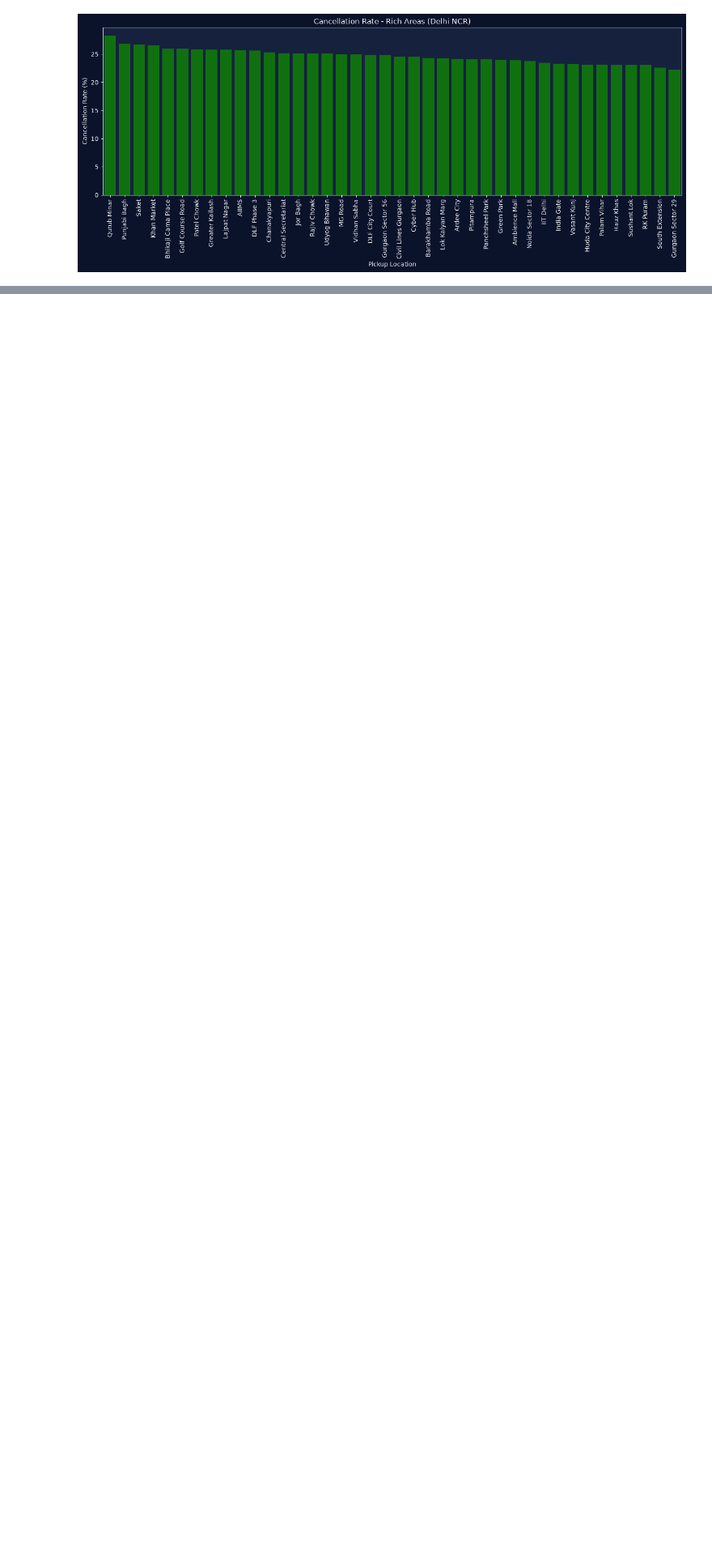
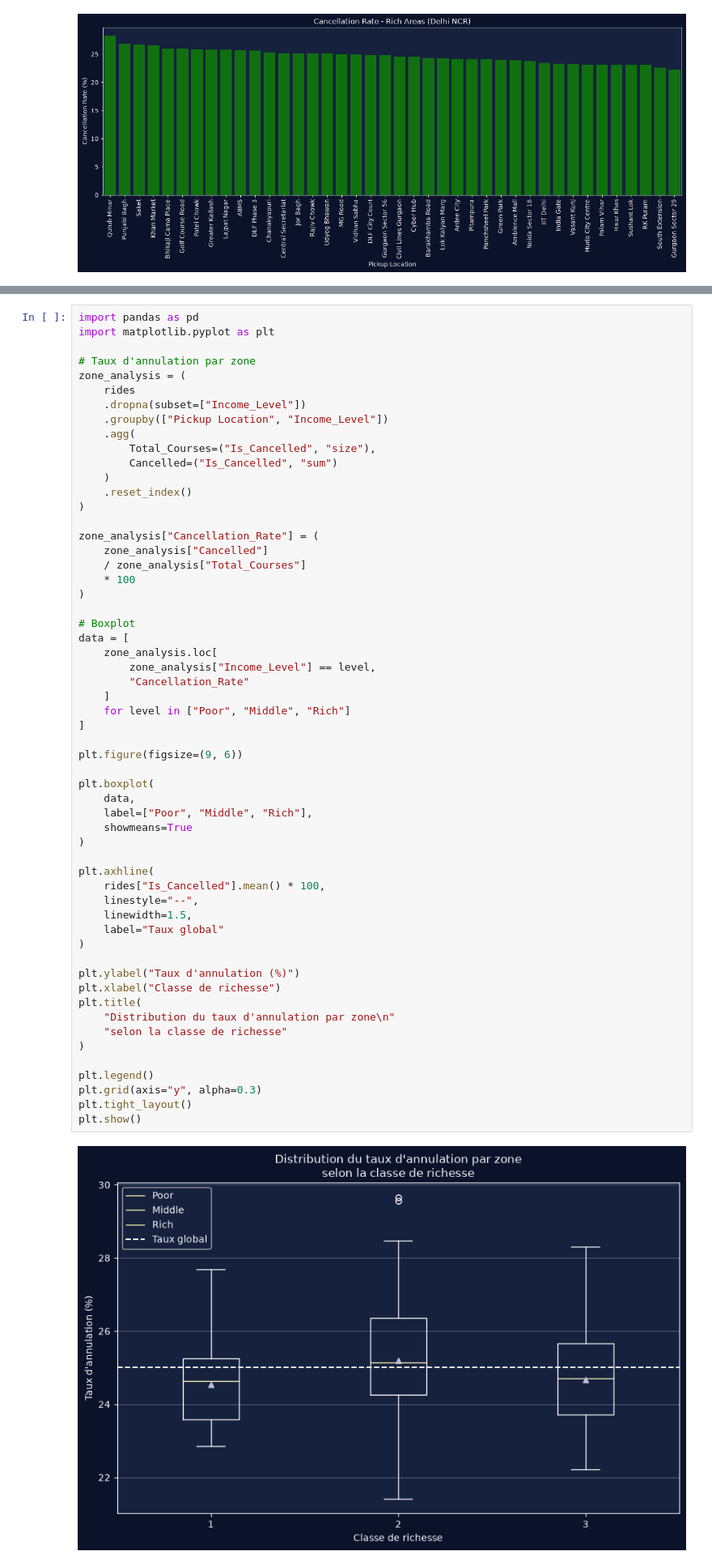
Before and after one commit to aoopen/Project-csv, a Jupyter notebook: Project2.ipynb, the cells around one changed output, grey strips where cells are left out. Shown at 81% size. Cells and saved outputs as stored; diff of their text form; blank space fills up the shorter version.

```diff
--- a/Project2.ipynb
+++ b/Project2.ipynb
@@ -996,0 +1211,59 @@ Passing `palette` without assigning `hue` is deprecated and will be removed in v
+# %%
+import pandas as pd
+import matplotlib.pyplot as plt
+
+# Taux d'annulation par zone
+zone_analysis = (
+    rides
+    .dropna(subset=["Income_Level"])
+    .groupby(["Pickup Location", "Income_Level"])
+    .agg(
+        Total_Courses=("Is_Cancelled", "size"),
+        Cancelled=("Is_Cancelled", "sum")
+    )
+    .reset_index()
+)
+
+zone_analysis["Cancellation_Rate"] = (
+    zone_analysis["Cancelled"]
+    / zone_analysis["Total_Courses"]
+    * 100
+)
+
+# Boxplot
+data = [
+    zone_analysis.loc[
+        zone_analysis["Income_Level"] == level,
+        "Cancellation_Rate"
+    ]
+    for level in ["Poor", "Middle", "Rich"]
+]
+
+plt.figure(figsize=(9, 6))
+
+plt.boxplot(
+    data,
+    label=["Poor", "Middle", "Rich"],
+    showmeans=True
+)
+
+plt.axhline(
+    rides["Is_Cancelled"].mean() * 100,
+    linestyle="--",
+    linewidth=1.5,
+    label="Taux global"
+)
+
+plt.ylabel("Taux d'annulation (%)")
+plt.xlabel("Classe de richesse")
+plt.title(
+    "Distribution du taux d'annulation par zone\n"
+    "selon la classe de richesse"
+)
+
+plt.legend()
+plt.grid(axis="y", alpha=0.3)
+plt.tight_layout()
+plt.show()
+# %% [output]
+[figure, added]
```
Also changed, not shown: parts of 6 cells of this notebook.
